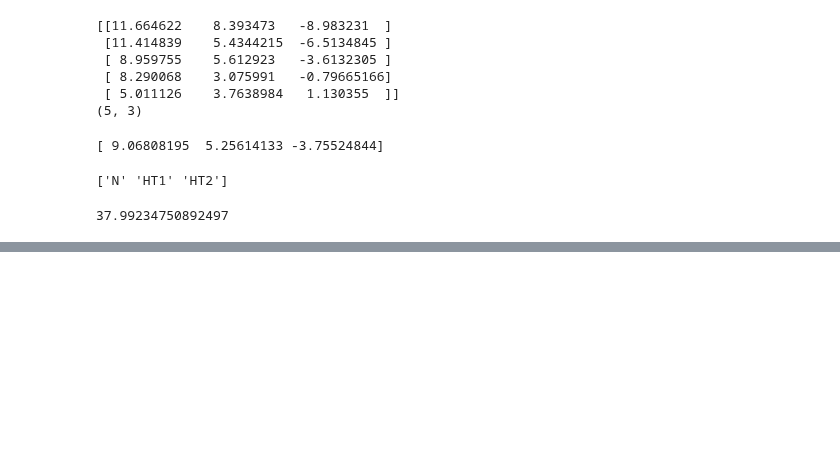
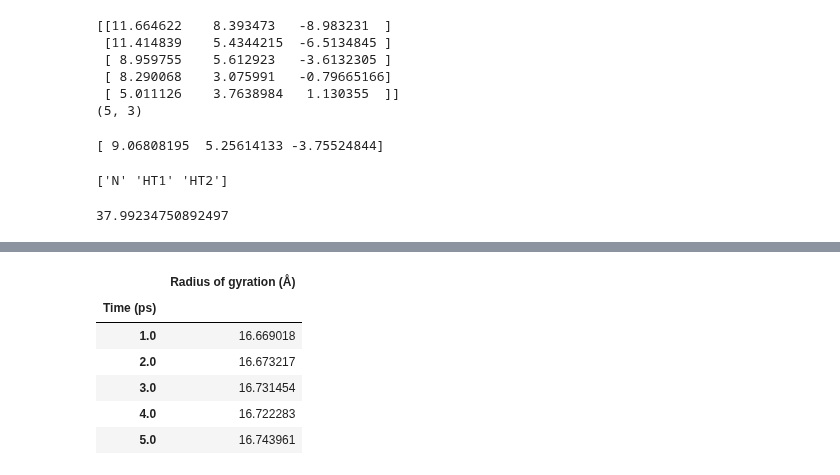
Before and after one commit to akey7/md-experiments, a Jupyter notebook: mdanalysis-quick-start/quick-start-basics.ipynb, the cells around one changed output, grey strips where cells are left out. Drawn from its saved outputs; the diff is of its cells as text; code cells hidden in the pictures; blank space fills up the shorter version.

```diff
--- a/mdanalysis-quick-start/quick-start-basics.ipynb
+++ b/mdanalysis-quick-start/quick-start-basics.ipynb
@@ -99,0 +133,13 @@ print(angle_nhh.value())
+# %%
+import pandas as pd
+rgyr_df = pd.DataFrame(rgyr, columns=["Radius of gyration (Å)"], index=time)
+rgyr_df.index.name = "Time (ps)"
+rgyr_df.head()
+# %% [output]
+|  | Radius of gyration (Å) |
+| Time (ps) |  |
+| 1.0 | 16.669018 |
+| 2.0 | 16.673217 |
+| 3.0 | 16.731454 |
+| 4.0 | 16.722283 |
+| 5.0 | 16.743961 |
```
Also changed, not shown: parts of 10 cells of this notebook, 1 other file.
